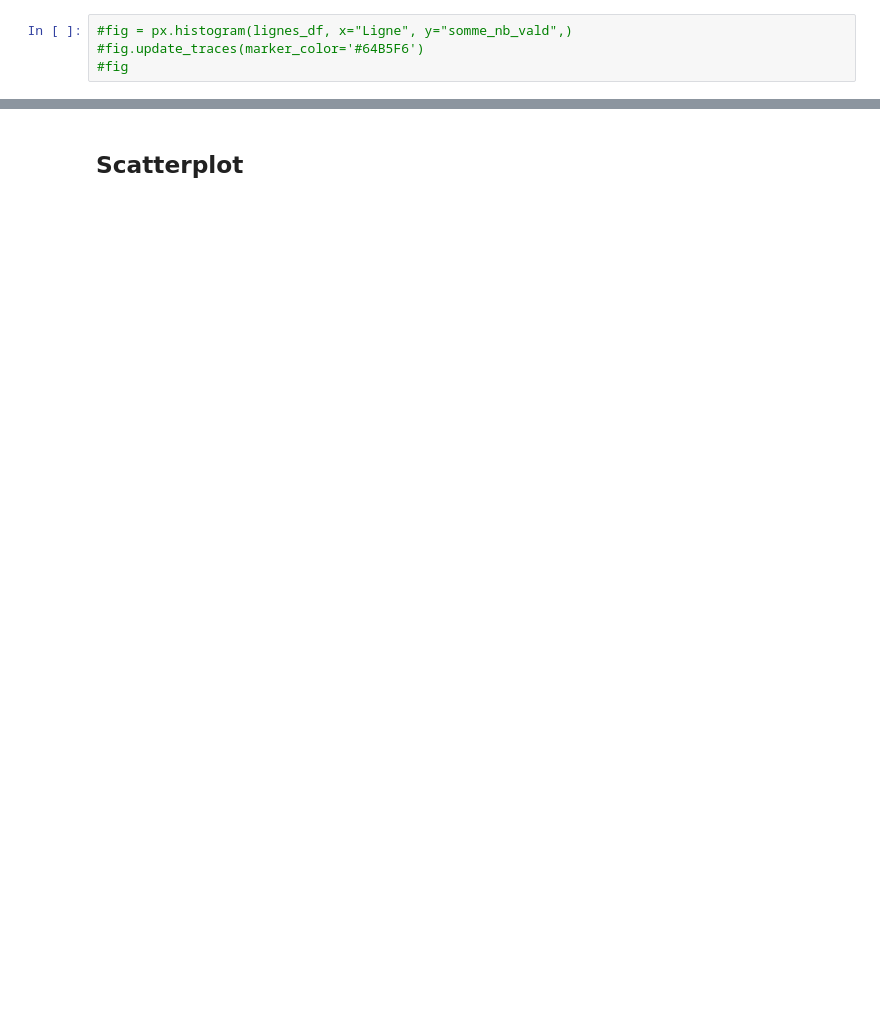
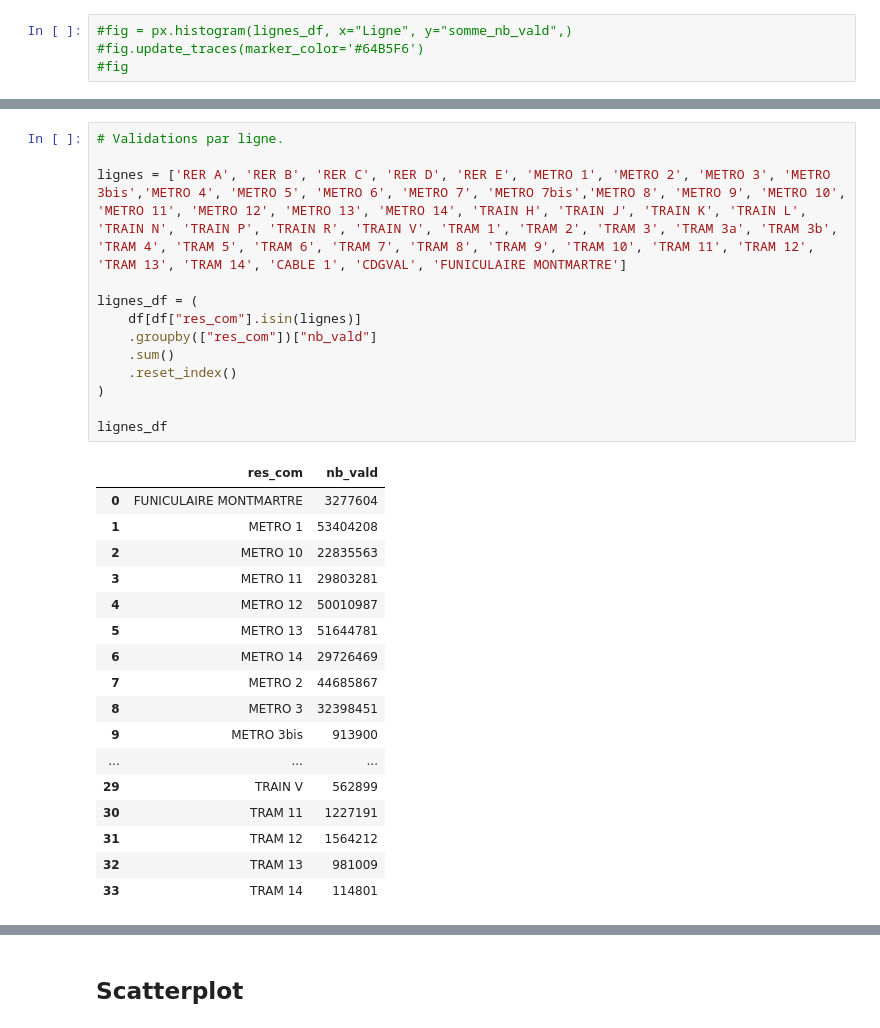
Before and after one commit to m1111111ke/idfm, a Jupyter notebook: notebooks/2_idfm_analyses.ipynb, the cells around one changed output, grey strips where cells are left out. Drawn from its saved outputs; the diff is of its cells as text; blank space fills up the shorter version.

```diff
--- a/notebooks/2_idfm_analyses.ipynb
+++ b/notebooks/2_idfm_analyses.ipynb
@@ -167,0 +174,31 @@ plt.show()
+# %%
+# Validations par ligne.
+
+lignes = ['RER A', 'RER B', 'RER C', 'RER D', 'RER E', 'METRO 1', 'METRO 2', 'METRO 3', 'METRO 3bis','METRO 4', 'METRO 5', 'METRO 6', 'METRO 7', 'METRO 7bis','METRO 8', 'METRO 9', 'METRO 10', 'METRO 11', 'METRO 12', 'METRO 13', 'METRO 14', 'TRAIN H', 'TRAIN J', 'TRAIN K', 'TRAIN L', 'TRAIN N', 'TRAIN P', 'TRAIN R', 'TRAIN V', 'TRAM 1', 'TRAM 2', 'TRAM 3', 'TRAM 3a', 'TRAM 3b', 'TRAM 4', 'TRAM 5', 'TRAM 6', 'TRAM 7', 'TRAM 8', 'TRAM 9', 'TRAM 10', 'TRAM 11', 'TRAM 12', 'TRAM 13', 'TRAM 14', 'CABLE 1', 'CDGVAL', 'FUNICULAIRE MONTMARTRE']
+
+lignes_df = (
+    df[df["res_com"].isin(lignes)]
+    .groupby(["res_com"])["nb_vald"]
+    .sum()
+    .reset_index()
+)
+
+lignes_df
+# %% [output]
+|  | res_com | nb_vald |
+| 0 | FUNICULAIRE MONTMARTRE | 3277604 |
+| 1 | METRO 1 | 53404208 |
+| 2 | METRO 10 | 22835563 |
+| 3 | METRO 11 | 29803281 |
+| 4 | METRO 12 | 50010987 |
+| 5 | METRO 13 | 51644781 |
+| 6 | METRO 14 | 29726469 |
+| 7 | METRO 2 | 44685867 |
+| 8 | METRO 3 | 32398451 |
+| 9 | METRO 3bis | 913900 |
+| ... | ... | ... |
+| 29 | TRAIN V | 562899 |
+| 30 | TRAM 11 | 1227191 |
+| 31 | TRAM 12 | 1564212 |
+| 32 | TRAM 13 | 981009 |
+| 33 | TRAM 14 | 114801 |
```
Also changed, not shown: parts of 6 cells of this notebook, 1 other file.
